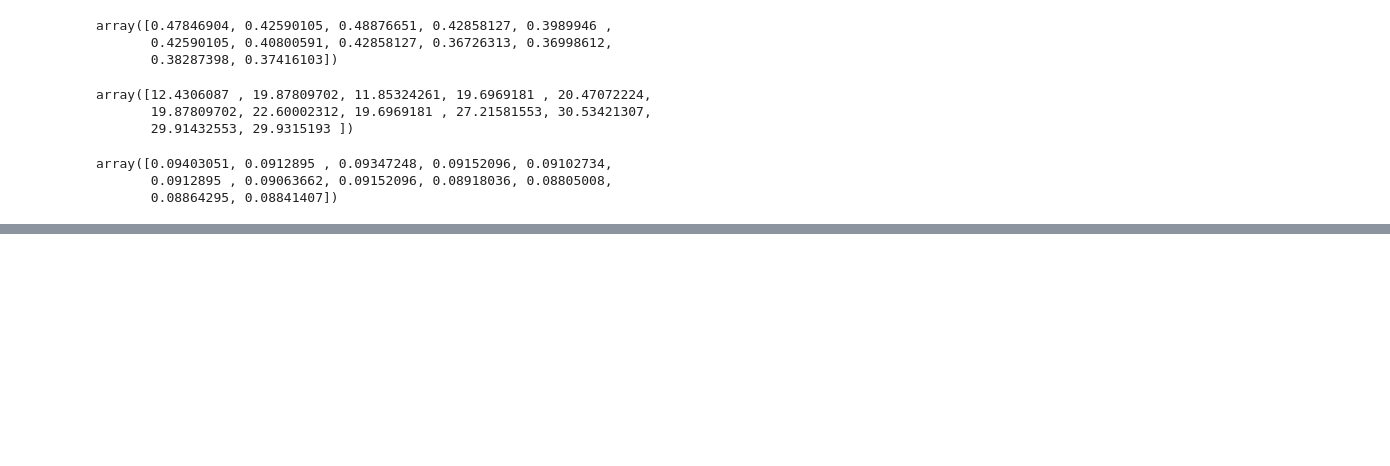
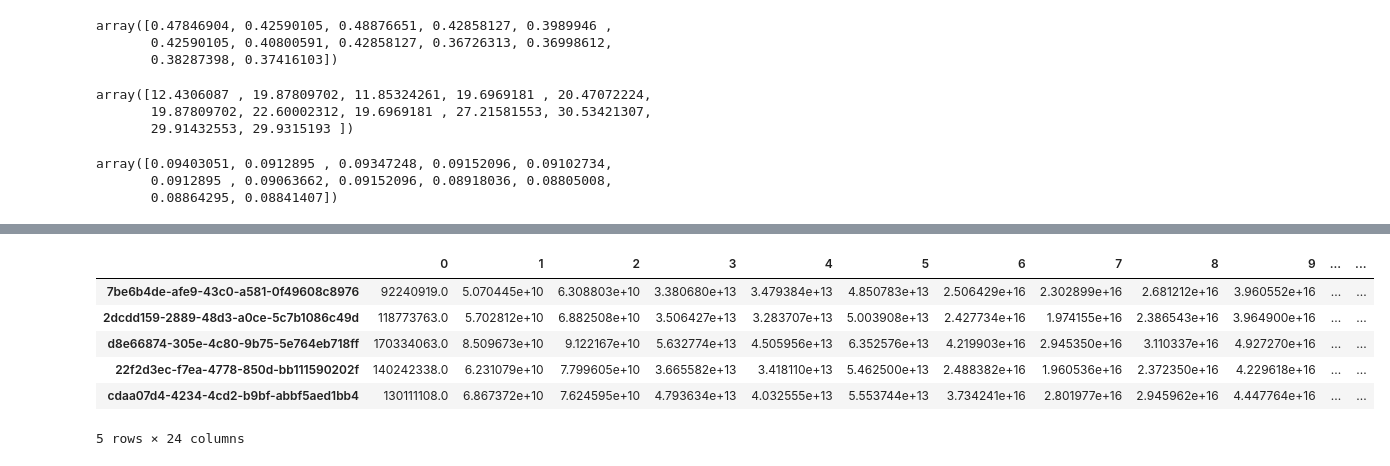
Before and after one commit to vatsalsaglani/capstone-project, a Jupyter notebook: make-data-frame.ipynb, the cells around one changed output, grey strips where cells are left out. Drawn from its saved outputs; the diff is of its cells as text; code cells hidden in the pictures; blank space fills up the shorter version.

```diff
--- a/make-data-frame.ipynb
+++ b/make-data-frame.ipynb
@@ -448,2 +409,2 @@ pd.DataFrame(x)
 # %%
-pd.DataFrame(data_500).T.head()
+df = pd.DataFrame(data_500).T
@@ -456,0 +420,12 @@ pd.DataFrame(data_500).T.head()
+# %%
+df_moments_series = df[2].apply(pd.Series)
+# %%
+df_moments_series.head()
+# %% [output]
+|  | 0 | 1 | 2 | 3 | 4 | 5 | 6 | 7 | 8 | 9 | ... | ... |
+| 7be6b4de-afe9-43c0-a581-0f49608c8976 | 92240919.0 | 5.070445e+10 | 6.308803e+10 | 3.380680e+13 | 3.479384e+13 | 4.850783e+13 | 2.506429e+16 | 2.302899e+16 | 2.681212e+16 | 3.960552e+16 | ... | ... |
+| 2dcdd159-2889-48d3-a0ce-5c7b1086c49d | 118773763.0 | 5.702812e+10 | 6.882508e+10 | 3.506427e+13 | 3.283707e+13 | 5.003908e+13 | 2.427734e+16 | 1.974155e+16 | 2.386543e+16 | 3.964900e+16 | ... | ... |
+| d8e66874-305e-4c80-9b75-5e764eb718ff | 170334063.0 | 8.509673e+10 | 9.122167e+10 | 5.632774e+13 | 4.505956e+13 | 6.352576e+13 | 4.219903e+16 | 2.945350e+16 | 3.110337e+16 | 4.927270e+16 | ... | ... |
+| 22f2d3ec-f7ea-4778-850d-bb111590202f | 140242338.0 | 6.231079e+10 | 7.799605e+10 | 3.665582e+13 | 3.418110e+13 | 5.462500e+13 | 2.488382e+16 | 1.960536e+16 | 2.372350e+16 | 4.229618e+16 | ... | ... |
+| cdaa07d4-4234-4cd2-b9bf-abbf5aed1bb4 | 130111108.0 | 6.867372e+10 | 7.624595e+10 | 4.793634e+13 | 4.032555e+13 | 5.553744e+13 | 3.734241e+16 | 2.801977e+16 | 2.945962e+16 | 4.447764e+16 | ... | ... |
+5 rows × 24 columns
```
Also changed, not shown: parts of 59 cells of this notebook, 3 other files.
